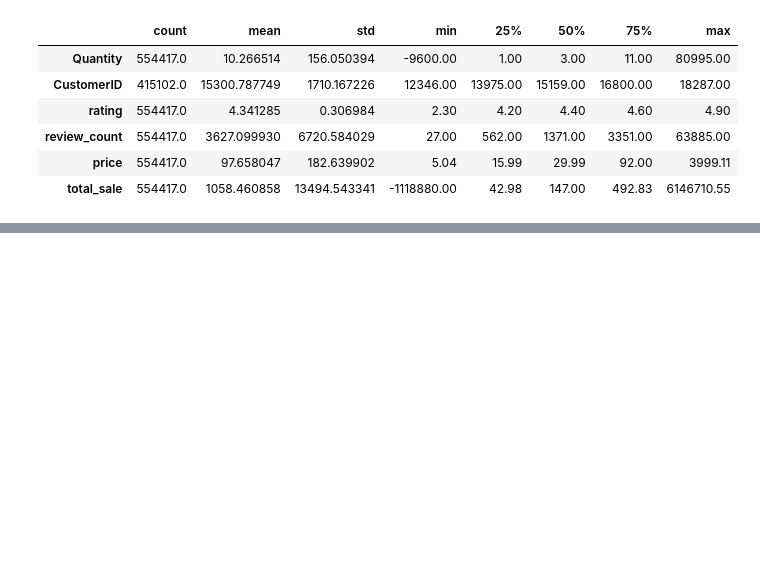
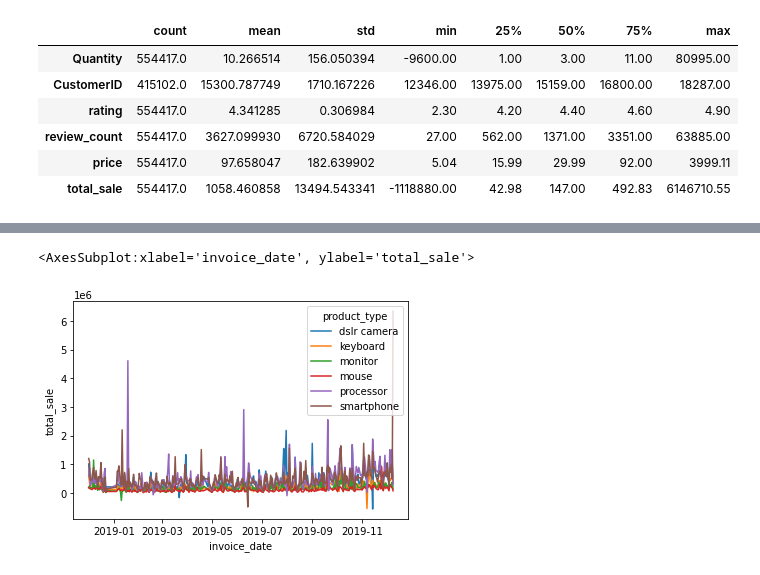
Before and after one commit to selinbulbul/ecommerce-scrape, a Jupyter notebook: Sales Data/extra_coding.ipynb, the cells around one changed output, grey strips where cells are left out. Cells and saved outputs as stored; diff of their text form; code cells hidden in the pictures; blank space fills up the shorter version.

```diff
--- a/Sales Data/extra_coding.ipynb
+++ b/Sales Data/extra_coding.ipynb
@@ -79,0 +87,3 @@ df.head().T
+# %%
+df["Revenue"] = df ["Quantity"] * df ["price"]
+df
@@ -79,0 +104,7 @@ df.head().T
+# %%
+df1 = df.groupby(['product_type', 'invoice_date'])['total_sale'].sum().reset_index()
+# %%
+sb.lineplot(x="invoice_date", y="total_sale",data= df1, hue = "product_type")
+# %% [output]
+<AxesSubplot:xlabel='invoice_date', ylabel='total_sale'>
+[figure, added]
```
Also changed, not shown: parts of 3 cells of this notebook.
